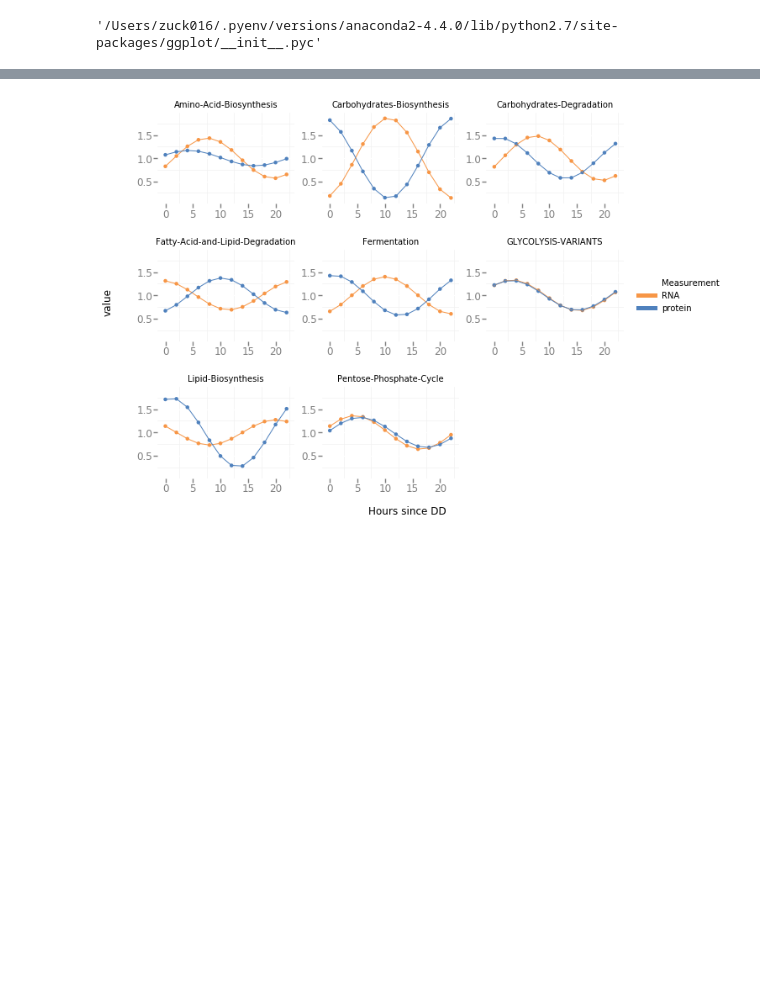
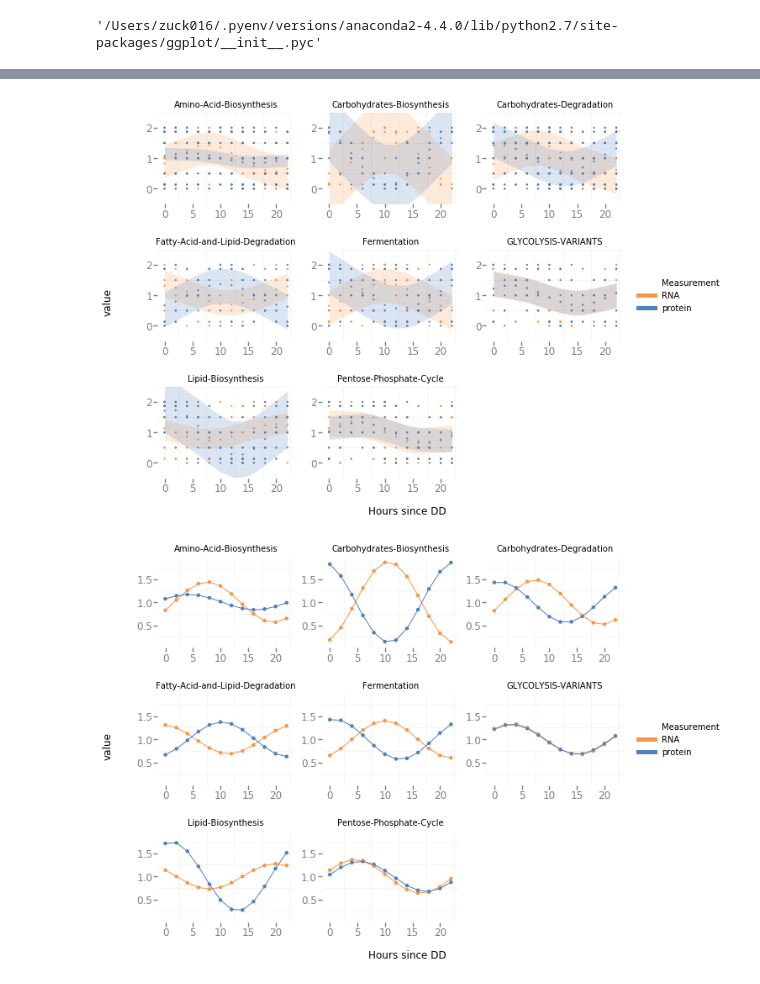
Before and after one commit to djinnome/PeakPhases, a Jupyter notebook: PeakPhaseAnalysis.ipynb, the cells around one changed output, grey strips where cells are left out. Drawn from its saved outputs; the diff is of its cells as text; code cells hidden in the pictures; blank space fills up the shorter version.

Commit message:
RNA and Protein Oscillations

```diff
--- a/PeakPhaseAnalysis.ipynb
+++ b/PeakPhaseAnalysis.ipynb
@@ -255 +262,14 @@ http://pandas.pydata.org/pandas-docs/stable/indexing.html#deprecate-loc-reindex-
+# %%
+p = ggplot(aes(x='Hours since DD', y='value', color='Measurement'),data=all_pwy_data) + \
+    stat_smooth(method='loess', window=1,size=0, alpha=0.001, se=True) +  \
+    facet_wrap('PathwayClass') + \
+    geom_point(size=5,alpha=1) +\
+    scale_color_manual(values=['#F79646','#4F81BD']) + \
+    theme_bw() + \
+    ylim(-0.5,2.5)
+    #geom_errorbar(x='Hours since DD',y='value', color='Measurement') + \
+
+p.save('ProteinAndRNAOscillationsNoSE.pdf')
+# %% [output]
+[figure, added]
 # %%
```
Also changed, not shown: parts of 4 cells of this notebook, 3 other files.
